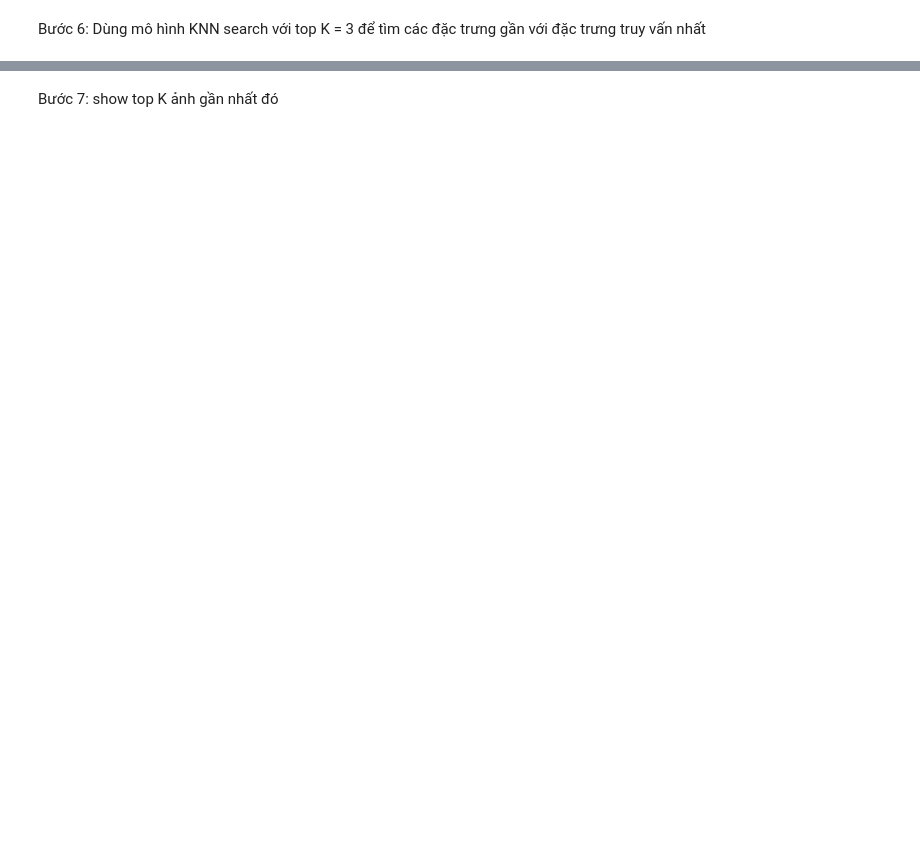
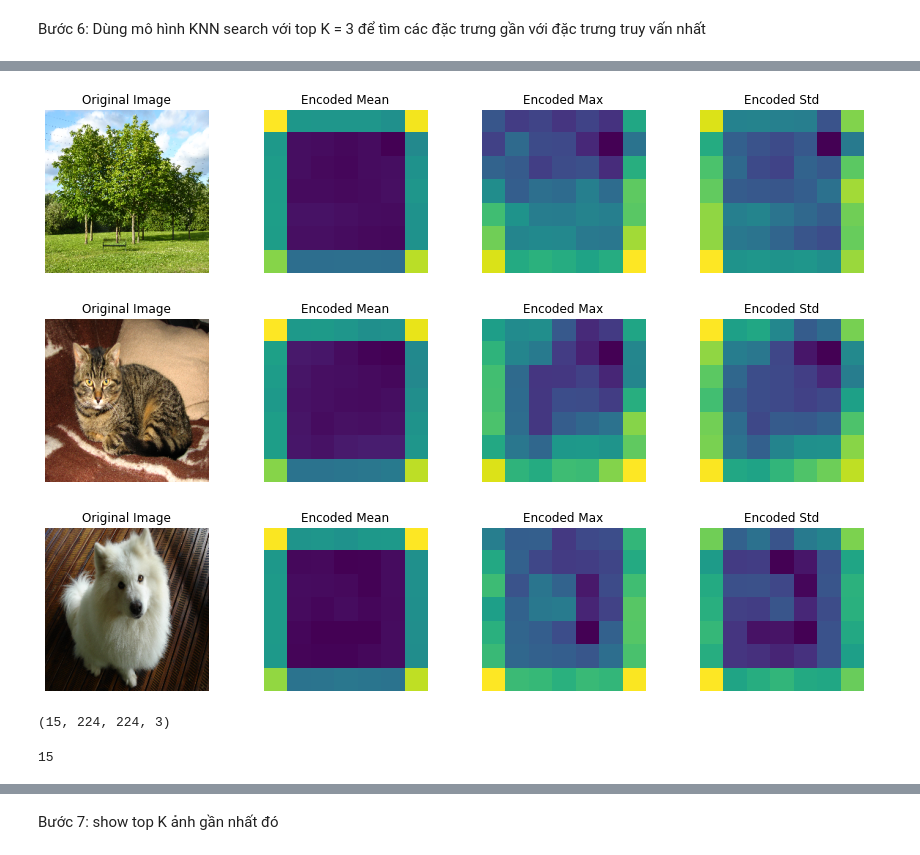
Before and after one commit to 19521309/19521309, a Jupyter notebook: vgg16_knn.ipynb, the cells around one changed output, grey strips where cells are left out. Cells and saved outputs as stored; diff of their text form; code cells hidden in the pictures; blank space fills up the shorter version.

```diff
--- a/vgg16_knn.ipynb
+++ b/vgg16_knn.ipynb
@@ -159,0 +226,5 @@ AttributeError: ignored
+# %%
+model = encoder_decoder_model()
+model.summary()
+print("\n")
+tf.keras.utils.plot_model(model, to_file='/content/drive/My Drive/model.png')
@@ -159,0 +371,3 @@ AttributeError: ignored
+# %%
+model = load_model("/content/drive/My Drive/encoder_model.h5")
+model.compile(optimizer=optimizer, loss='mse')
@@ -159,0 +376,27 @@ AttributeError: ignored
+# %%
+from keras import backend as K
+def feature_extraction(model, data, layer = 4):
+
+    """
+    Creating a function to run the initial layers of the encoder model. (to get feature extraction from any layer of the model)
+    Arguments:
+    model - (Auto encoder model) - Trained model
+    data - (np.ndarray) - list of images to get feature extraction from trained model
+    layer - (int) - from which layer to take the features(by default = 4)
+    Returns:
+    pooled_array - (np.ndarray) - array of extracted features of given images
+    """
+
+    encoded = K.function([model.layers[0].input],[model.layers[layer].output])
+    encoded_array = encoded([data])[0]
+    pooled_array = encoded_array.max(axis=-1)
+    return encoded_array
+encoded = feature_extraction(model,train_data[:10],12)
+# %%
+for index in [2,7,9]:   # 3 random images
+    plt.figure(figsize=(15,3))
+    plot_(train_data[index],'','',1,4,1,"Original Image","","",'',True)
+    plot_(encoded[index].mean(axis=-1),'','',1,4,2,"Encoded Mean","","",'',True)
+    plot_(encoded[index].max(axis=-1),'','',1,4,3,"Encoded Std","","",'',True)
+    plot_(encoded[index].std(axis=-1),'','',1,4,4,"Encoded Std","","",'',True)
+    plt.show()
@@ -159,0 +407,13 @@ AttributeError: ignored
+# %%
+encoded = feature_extraction(model,train_data[:10],9)
+for index in [2,6,9]:   # 3 random images
+    plt.figure(figsize=(15,3))
+    plot_(train_data[index],'','',1,4,1,"Original Image","","",'',True)
+    plot_(encoded[index].mean(axis=-1),'','',1,4,2,"Encoded Mean","","",'',True)
+    plot_(encoded[index].max(axis=-1),'','',1,4,3,"Encoded Max","","",'',True)
+    plot_(encoded[index].std(axis=-1),'','',1,4,4,"Encoded Std","","",'',True)
+    plt.show()
+# %% [output]
+[figure, added]
+[figure, added]
+[figure, added]
@@ -159,0 +443,5 @@ AttributeError: ignored
+# %%
+d = np.concatenate([train_data,test_data],axis=0)
+d.shape
+# %% [output]
+(15, 224, 224, 3)
@@ -159,0 +479,6 @@ AttributeError: ignored
+# %%
+lisp=train_files
+lisp.extend(test_files)
+print(len(lisp))
+# %% [output]
+15
```
Also changed, not shown: parts of 37 cells of this notebook.
